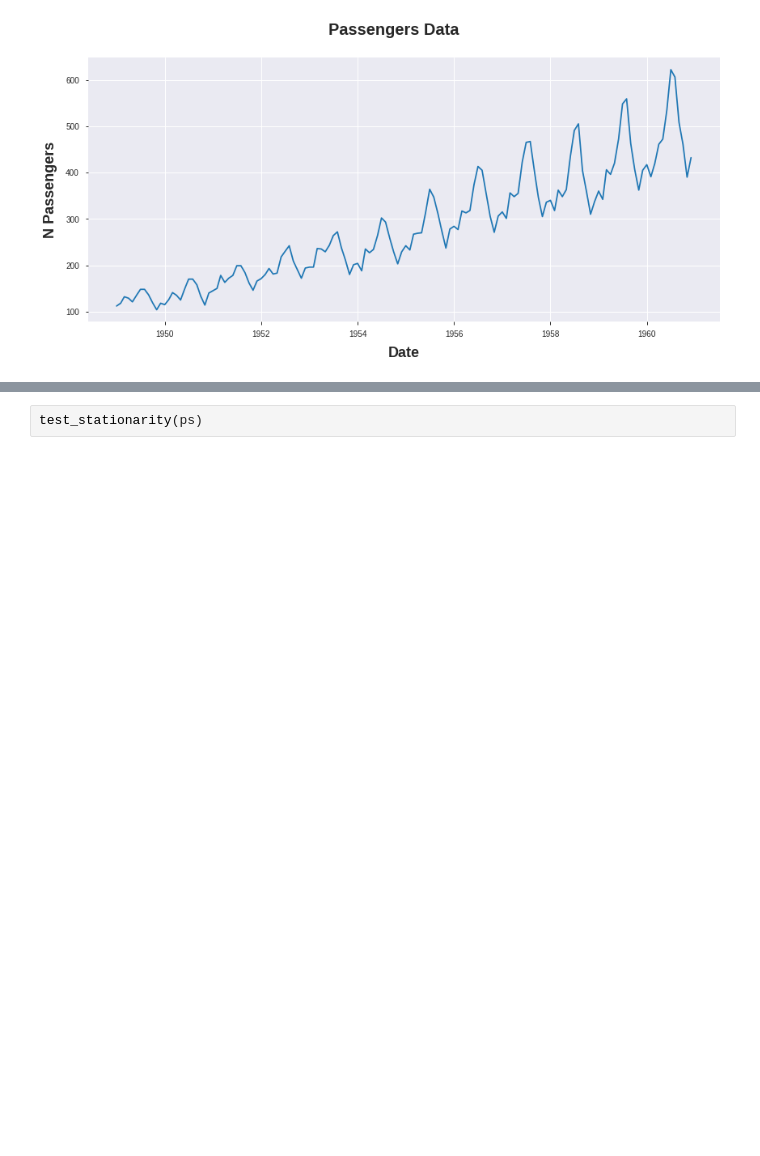
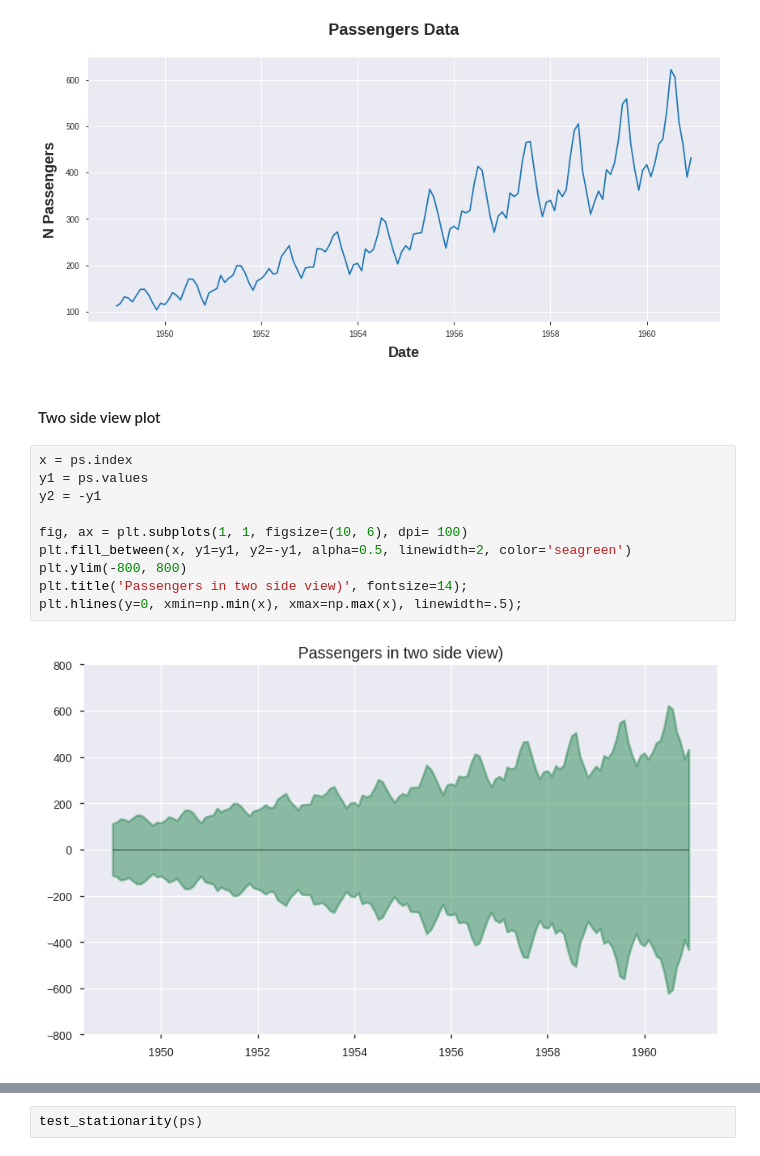
Before and after one commit to jgdelrio/tutorials, a Jupyter notebook: TimeSeries/01_Classical_TS_Forecasting.ipynb, the cells around one changed output, grey strips where cells are left out. Drawn from its saved outputs; the diff is of its cells as text; blank space fills up the shorter version.

```diff
--- a/TimeSeries/01_Classical_TS_Forecasting.ipynb
+++ b/TimeSeries/01_Classical_TS_Forecasting.ipynb
@@ -203,3 +220,17 @@ plt.ylabel('N Passengers', fontsize=18, weight='bold', labelpad=10)
 fig.savefig(os.path.join(FIGURES_FOLDER, 'passengers.png'), dpi=100)
 # %% [output]
 [figure]
+# %% [markdown]
+#### Two side view plot
+# %%
+x = ps.index
+y1 = ps.values
+y2 = -y1
+
+fig, ax = plt.subplots(1, 1, figsize=(10, 6), dpi= 100)
+plt.fill_between(x, y1=y1, y2=-y1, alpha=0.5, linewidth=2, color='seagreen')
+plt.ylim(-800, 800)
+plt.title('Passengers in two side view)', fontsize=14);
+plt.hlines(y=0, xmin=np.min(x), xmax=np.max(x), linewidth=.5);
+# %% [output]
+[figure, added]
```
Also changed, not shown: parts of 44 cells of this notebook, 2 other files.
